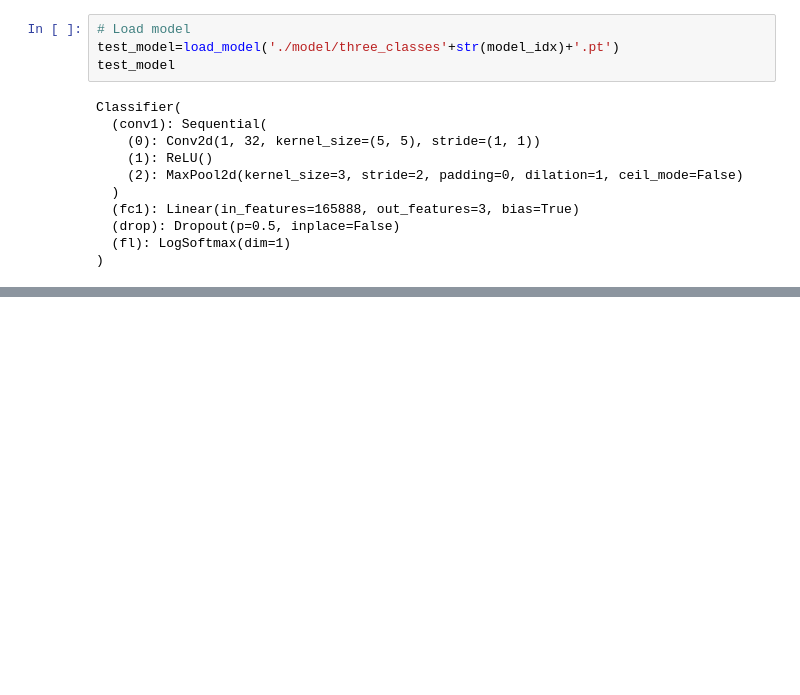
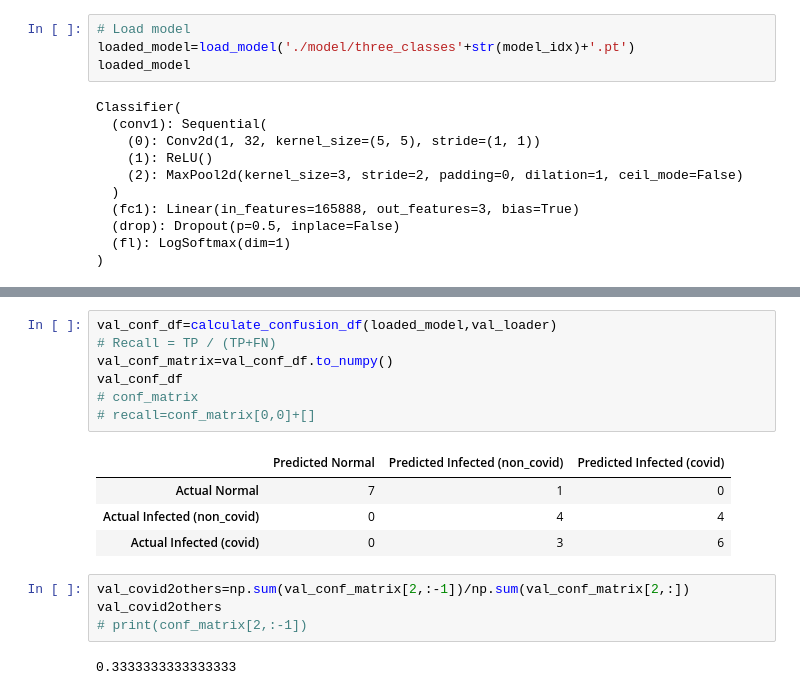
Before and after one commit to Amarjyotkaur/Deep-Learning-X_Ray-Image-Classification, a Jupyter notebook: mainCode.ipynb, the cells around one changed output, grey strips where cells are left out. Drawn from its saved outputs; the diff is of its cells as text; blank space fills up the shorter version.

```diff
--- a/mainCode.ipynb
+++ b/mainCode.ipynb
@@ -195,7 +195,7 @@ acc_fig.savefig('./learningCurve/acc'+str(model_idx)+'.jpg')
 # %%
 # Load model
-test_model=load_model('./model/three_classes'+str(model_idx)+'.pt')
-test_model
+loaded_model=load_model('./model/three_classes'+str(model_idx)+'.pt')
+loaded_model
 # %% [output]
 Classifier(
   (conv1): Sequential(
@@ -217,3 +217,21 @@ show_val_images(test_model,val_loader)
 # %% [output]
 [figure]
+# %%
+val_conf_df=calculate_confusion_df(loaded_model,val_loader)
+# Recall = TP / (TP+FN)
+val_conf_matrix=val_conf_df.to_numpy()
+val_conf_df
+# conf_matrix
+# recall=conf_matrix[0,0]+[]
+# %% [output]
+|  | Predicted Normal | Predicted Infected (non_covid) | Predicted Infected (covid) |
+| Actual Normal | 7 | 1 | 0 |
+| Actual Infected (non_covid) | 0 | 4 | 4 |
+| Actual Infected (covid) | 0 | 3 | 6 |
+# %%
+val_covid2others=np.sum(val_conf_matrix[2,:-1])/np.sum(val_conf_matrix[2,:])
+val_covid2others
+# print(conf_matrix[2,:-1])
+# %% [output]
+0.3333333333333333
 # %%
```
Also changed, not shown: parts of 9 cells of this notebook, 7 other files.
